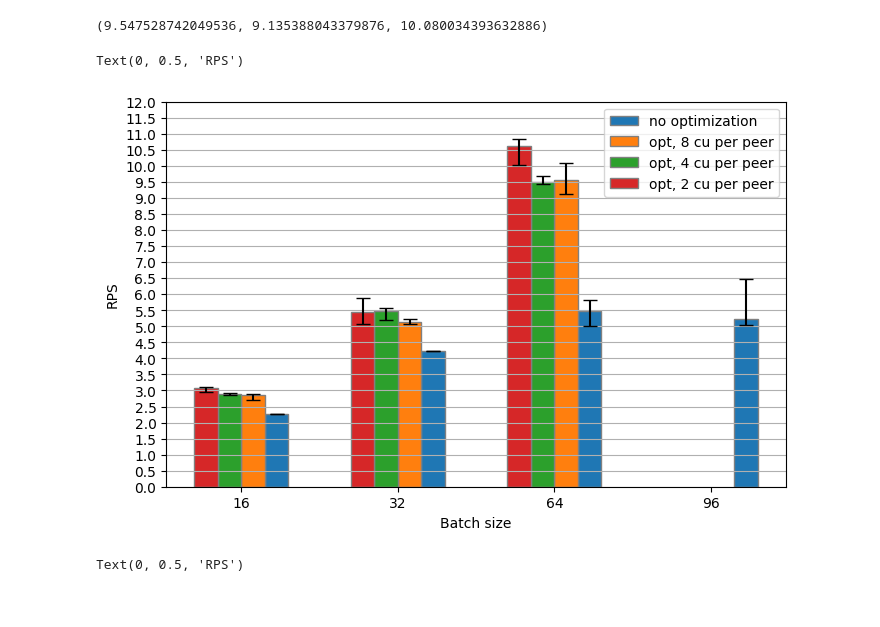
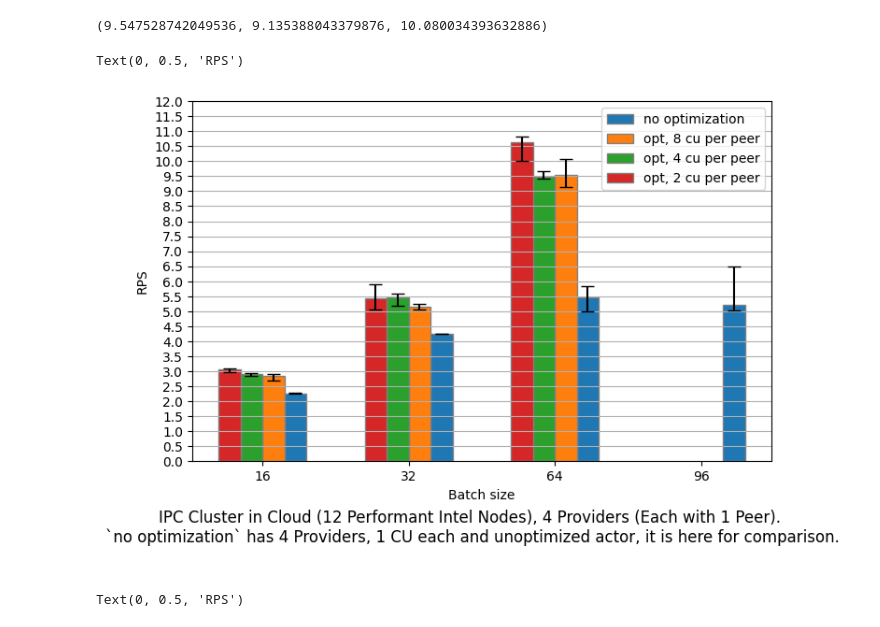
Before and after one commit to fluencelabs/ipc-load-test, a Jupyter notebook: analysis/cluster_batching_many_cu_nobalancer/Analysis.ipynb, the cells around one changed output. Drawn from its saved outputs; the diff is of its cells as text; code cells hidden in the pictures.

```diff
--- a/analysis/cluster_batching_many_cu_nobalancer/Analysis.ipynb
+++ b/analysis/cluster_batching_many_cu_nobalancer/Analysis.ipynb
@@ -163,34 +163,38 @@ batches_rps_max =  {
     "no optimization":        [2.278, 4.236, 5.821, 6.489],
     "opt, 8 cu per peer":     [2.894, 5.236, 10.080],
     "opt, 4 cu per peer":     [2.929, 5.585, 9.679],
     "opt, 2 cu per peer":     [3.100, 5.897, 10.824],
 }
 barWidth = 0.3
 
 plt.figure(figsize=(len(batches) * 2, 5))
 
 n_modes = len(batches_rps)
 n_batches = len(batches)
 rps_x = np.arange(0, n_batches * 2, 2)
 
 for i, (mode, rps) in enumerate(batches_rps.items()):
   x = rps_x + barWidth * ((n_modes - 1) / 2 - i)
   x = x[:len(rps)]
   plt.bar(x, rps, width=barWidth, edgecolor='grey', label=mode)
   rps_min = batches_rps_min.get(mode, [])
   rps_max = batches_rps_max.get(mode, [])
   for pos, me, mi, ma in zip(x, rps, rps_min, rps_max):
     plt.errorbar(pos, me, yerr=[[me - mi], [ma - me]], fmt='', color='black', capsize=5)
 
 plt.legend()
+txt="""IPC Cluster in Cloud (12 Performant Intel Nodes), 4 Providers (Each with 1 Peer).
+`no optimization` has 4 Providers, 1 CU each and unoptimized actor, it is here for comparison.
+"""
+plt.figtext(0.5, -0.1, txt, wrap=True, horizontalalignment='center', fontsize=12)
 plt.grid(True, axis="y")
 plt.xticks(rps_x, batches)
 plt.yticks(np.linspace(0, 12, 25))
 plt.xlabel("Batch size")
 plt.ylabel("RPS")
 # %% [output]
 Text(0, 0.5, 'RPS')
-[figure, old version]
+[figure, new version]
 # %%
 providers = ["2", "4", "8", "10", "16", "24", "32", "42"]
 providers_rps = [0.27, 0.36, 0.59, 0.56, 0.77, 0.76, 0.75, 0.71]
```
Also changed, not shown: 5 other files.
